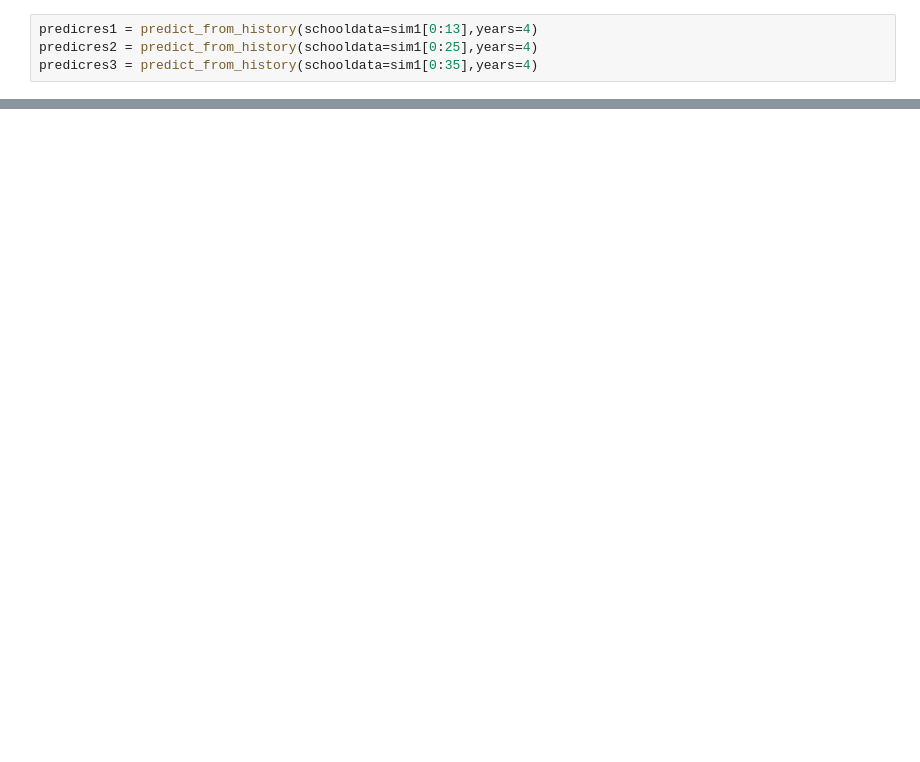
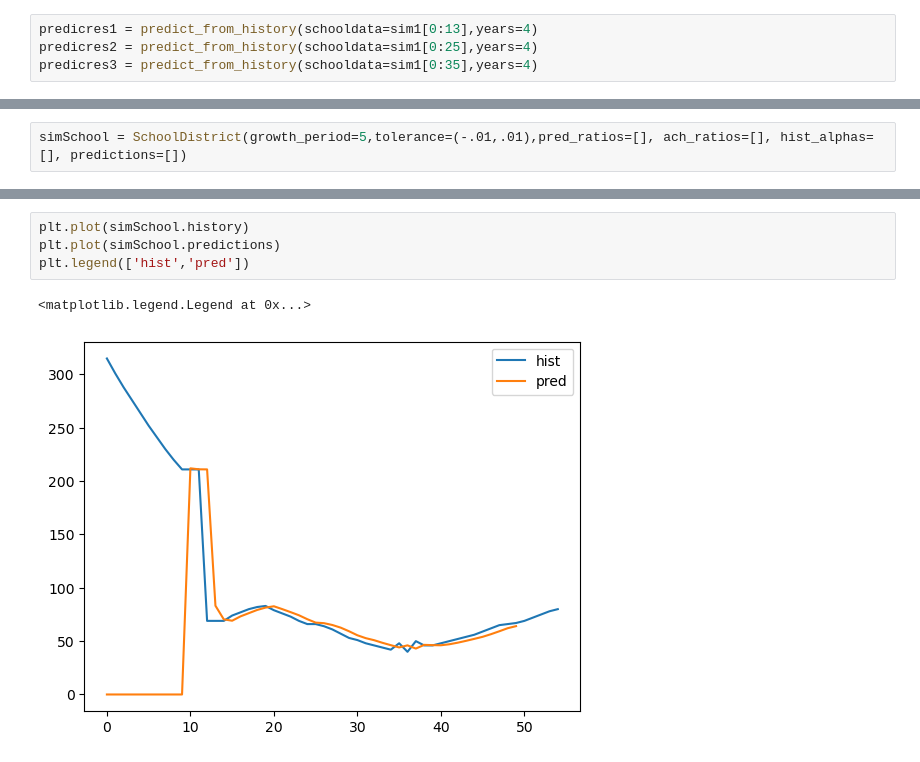
Before and after one commit to amatrhr/cas_570_project, a Jupyter notebook: school_district_and_closure.ipynb, the cells around one changed output, grey strips where cells are left out. Cells and saved outputs as stored; diff of their text form; blank space fills up the shorter version.

```diff
--- a/school_district_and_closure.ipynb
+++ b/school_district_and_closure.ipynb
@@ -160,0 +226,2 @@ predicres1
+# %%
+simSchool = SchoolDistrict(growth_period=5,tolerance=(-.01,.01),pred_ratios=[], ach_ratios=[], hist_alphas=[], predictions=[])
@@ -160,0 +256,7 @@ predicres1
+# %%
+plt.plot(simSchool.history)
+plt.plot(simSchool.predictions)
+plt.legend(['hist','pred'])
+# %% [output]
+<matplotlib.legend.Legend at 0x...>
+[figure, added]
```
Also changed, not shown: parts of 20 cells of this notebook.
